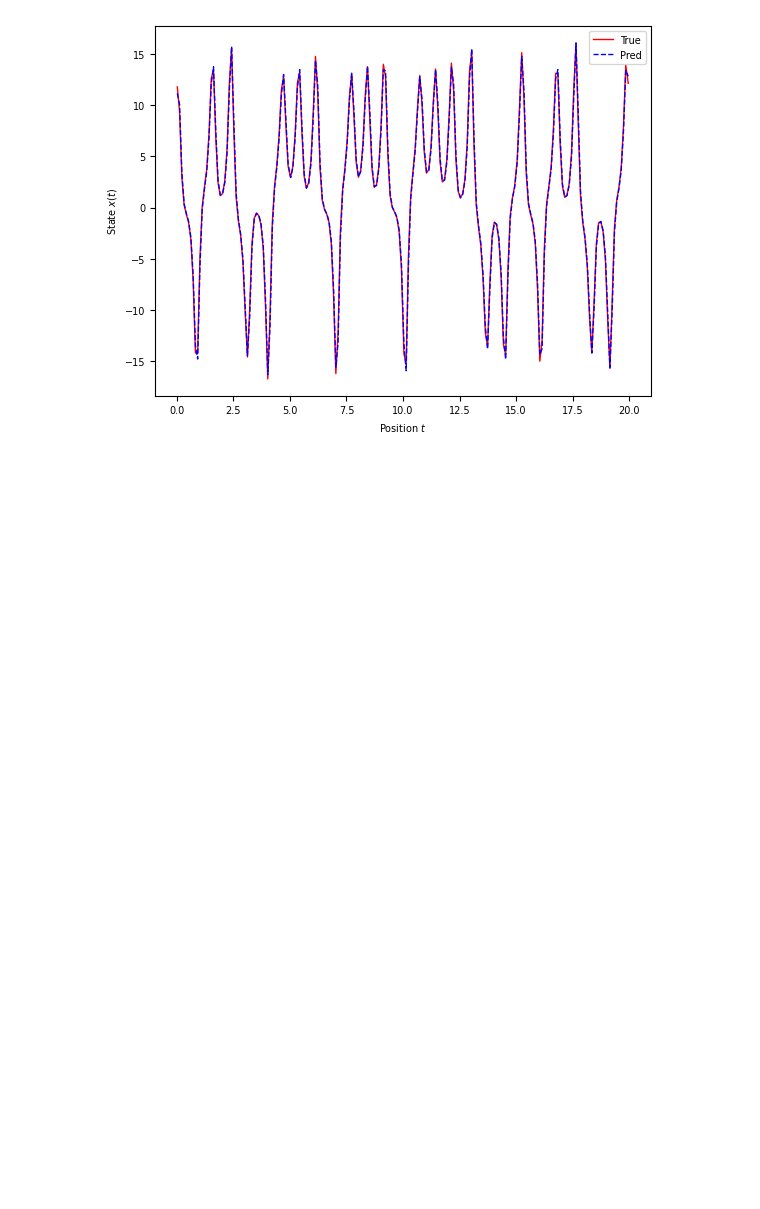
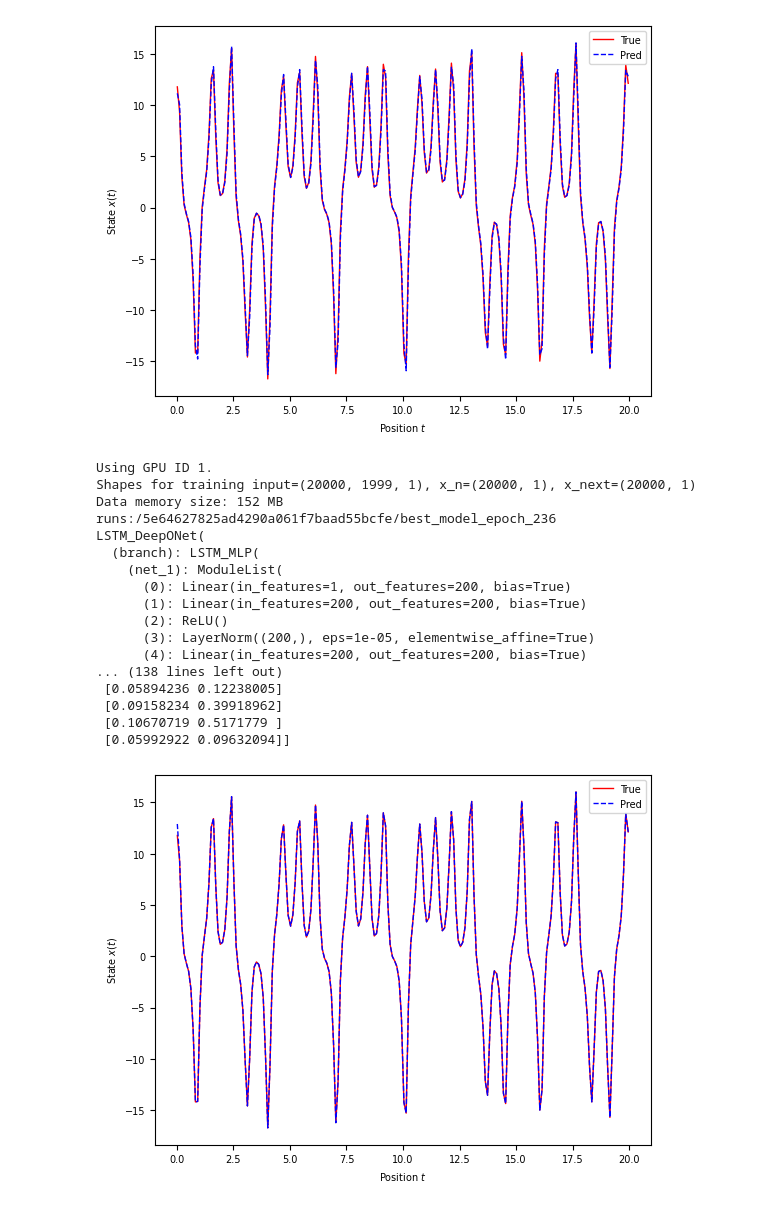
Before and after one commit to moodykong/bayesian-lstm-mionet, a Jupyter notebook: src/workflow_lorentz.ipynb, the cells around one changed output. Saved outputs shown, nothing was run; the diff lists cells and outputs as text; code cells hidden in the pictures; blank space fills up the shorter version.

Commit message:
add LSTM_DeepONet.

```diff
--- a/src/workflow_lorentz.ipynb
+++ b/src/workflow_lorentz.ipynb
@@ -369,3 +369,34 @@ DeepONet(
  [5.4304743  5.4583583 ]
  [4.421046   4.8592033 ]]
 [figure]
+# %%
+%run infer.py \
+    --datafile_path "data/lorentz_N_100_h001_T20.npy" \
+    --trained_model_path "runs:/5e64627825ad4290a061f7baad55bcfe/best_model_epoch_236" \
+    --architecture "LSTM_DeepONet" \
+    --state_component 0 \
+    --search_len 2 \
+    --search_num 200 \
+    --plot_trajs "True" \
+    --plot_idxs 0 \
+    --device 1 \
+    --verbose "True"
+# %% [output]
+Using GPU ID 1.
+Shapes for training input=(20000, 1999, 1), x_n=(20000, 1), x_next=(20000, 1)
+Data memory size: 152 MB
+runs:/5e64627825ad4290a061f7baad55bcfe/best_model_epoch_236
+LSTM_DeepONet(
+  (branch): LSTM_MLP(
+    (net_1): ModuleList(
+      (0): Linear(in_features=1, out_features=200, bias=True)
+      (1): Linear(in_features=200, out_features=200, bias=True)
+      (2): ReLU()
+      (3): LayerNorm((200,), eps=1e-05, elementwise_affine=True)
+      (4): Linear(in_features=200, out_features=200, bias=True)
+... (138 lines left out)
+ [0.05894236 0.12238005]
+ [0.09158234 0.39918962]
+ [0.10670719 0.5171779 ]
+ [0.05992922 0.09632094]]
+[figure, added]
```
Also changed, not shown: parts of 1 cell of this notebook, 4 other files.
